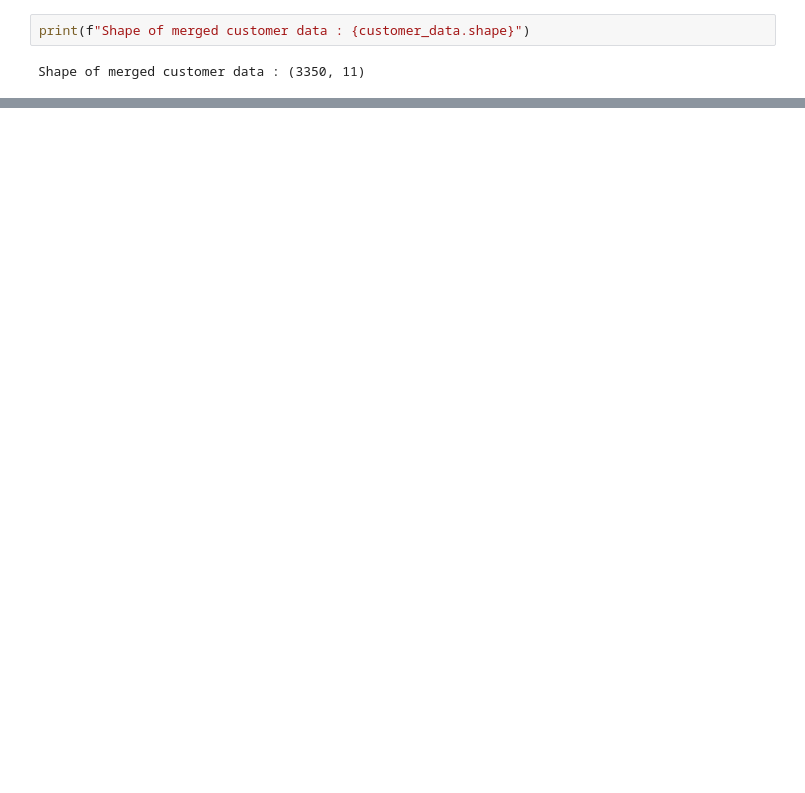
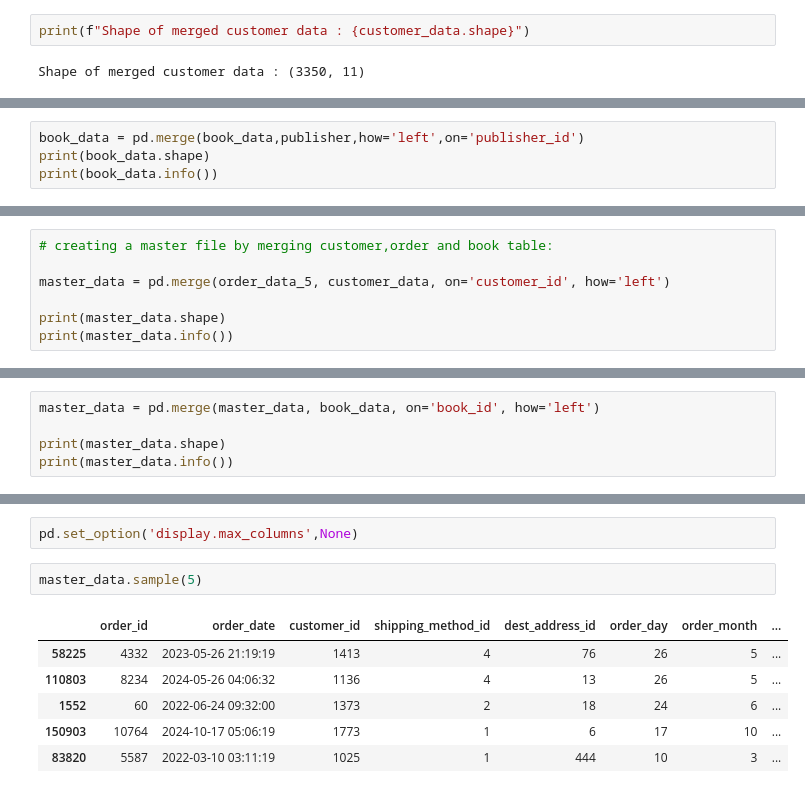
Before and after one commit to Ranjith-DS/DS_Final_Project_01, a Jupyter notebook: Notebook/EDA New.ipynb, the cells around one changed output, grey strips where cells are left out. Saved outputs shown, nothing was run; the diff lists cells and outputs as text; blank space fills up the shorter version.

```diff
--- a/Notebook/EDA New.ipynb
+++ b/Notebook/EDA New.ipynb
@@ -442,0 +1287,4 @@ Shape of merged customer data : (3350, 11)
+# %%
+book_data = pd.merge(book_data,publisher,how='left',on='publisher_id')
+print(book_data.shape)
+print(book_data.info())
@@ -442,0 +1379,7 @@ Shape of merged customer data : (3350, 11)
+# %%
+# creating a master file by merging customer,order and book table:
+
+master_data = pd.merge(order_data_5, customer_data, on='customer_id', how='left')
+
+print(master_data.shape)
+print(master_data.info())
@@ -442,0 +1404,5 @@ Shape of merged customer data : (3350, 11)
+# %%
+master_data = pd.merge(master_data, book_data, on='book_id', how='left')
+
+print(master_data.shape)
+print(master_data.info())
@@ -442,0 +1447,11 @@ Shape of merged customer data : (3350, 11)
+# %%
+pd.set_option('display.max_columns',None)
+# %%
+master_data.sample(5)
+# %% [output]
+|  | order_id | order_date | customer_id | shipping_method_id | dest_address_id | order_day | order_month | ... |
+| 58225 | 4332 | 2023-05-26 21:19:19 | 1413 | 4 | 76 | 26 | 5 | ... |
+| 110803 | 8234 | 2024-05-26 04:06:32 | 1136 | 4 | 13 | 26 | 5 | ... |
+| 1552 | 60 | 2022-06-24 09:32:00 | 1373 | 2 | 18 | 24 | 6 | ... |
+| 150903 | 10764 | 2024-10-17 05:06:19 | 1773 | 1 | 6 | 17 | 10 | ... |
+| 83820 | 5587 | 2022-03-10 03:11:19 | 1025 | 1 | 444 | 10 | 3 | ... |
```
Also changed, not shown: parts of 94 cells of this notebook.
